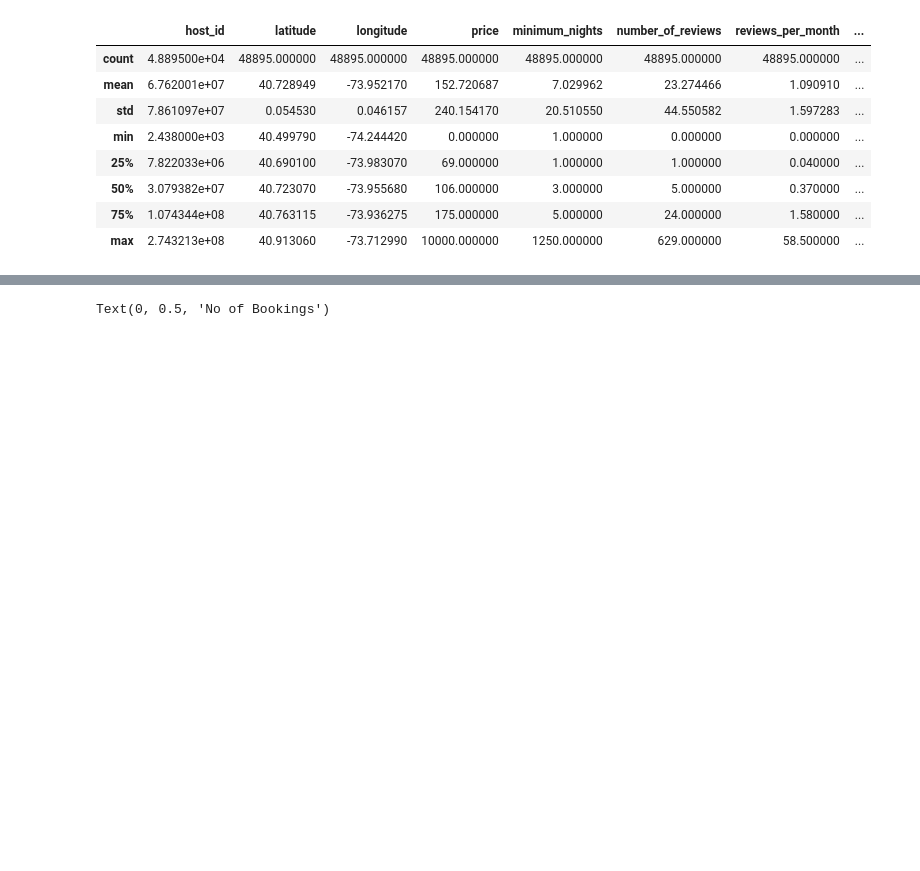
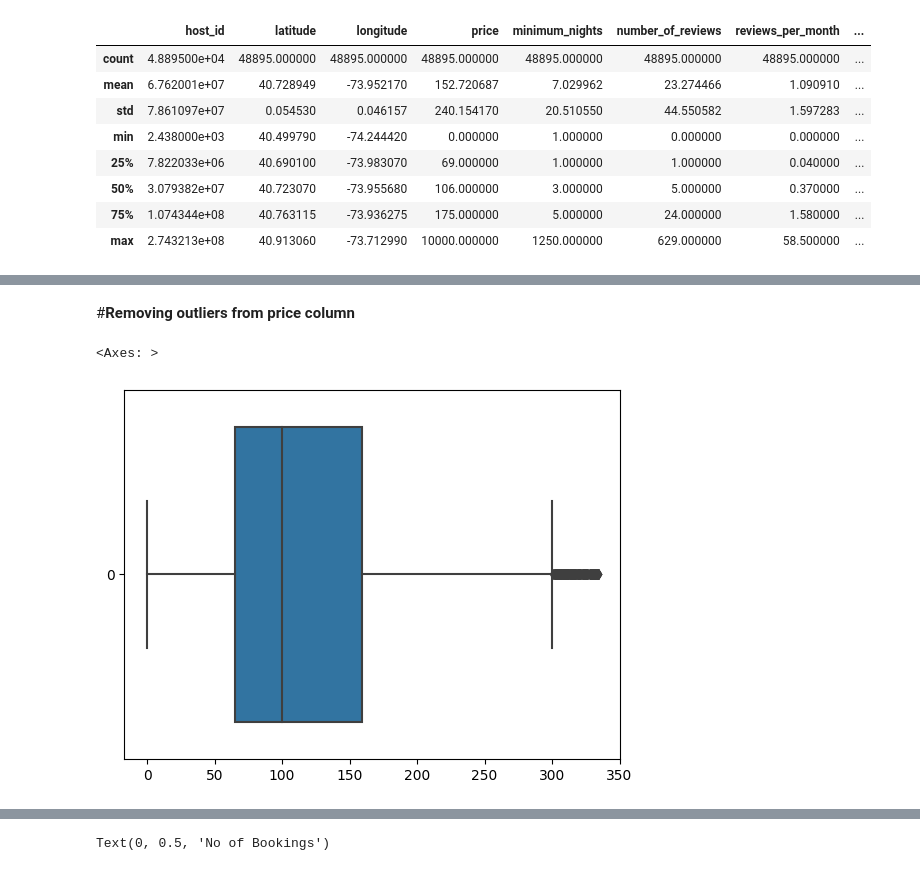
Before and after one commit to Sharik2610/Air-Bnb-Booking-Analysis---EDA, a Jupyter notebook: EDA_ON_AIRBNB_by_sharik.ipynb, the cells around one changed output, grey strips where cells are left out. Drawn from its saved outputs; the diff is of its cells as text; code cells hidden in the pictures; blank space fills up the shorter version.

```diff
--- a/EDA_ON_AIRBNB_by_sharik.ipynb
+++ b/EDA_ON_AIRBNB_by_sharik.ipynb
@@ -318,0 +293,2 @@ memory usage: 5.2+ MB
+# %% [markdown]
+#**Removing outliers from price column**
@@ -318,0 +307,6 @@ memory usage: 5.2+ MB
+# %%
+#Now, let’s check the box plot once again as by now I have removed the outliers.
+sns.boxplot(filtered_airbnb['price'],orient='horizontal')
+# %% [output]
+<Axes: >
+[figure, added]
```
Also changed, not shown: parts of 43 cells of this notebook.
